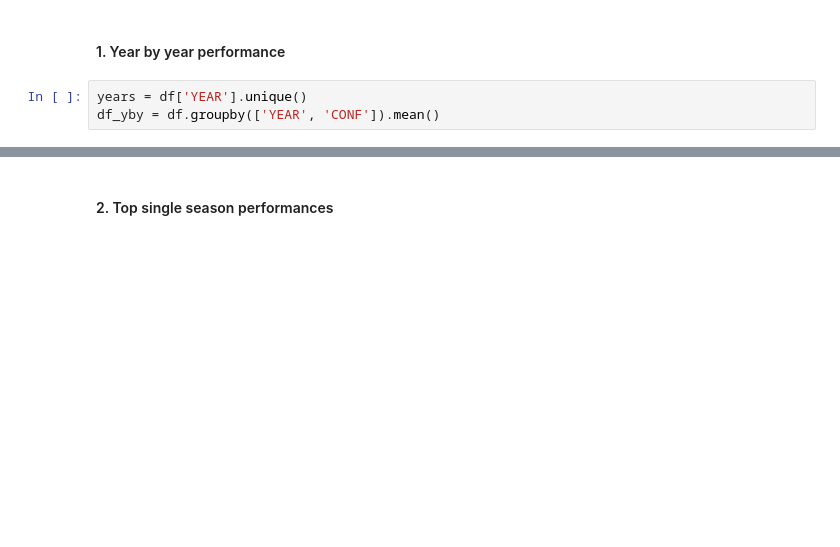
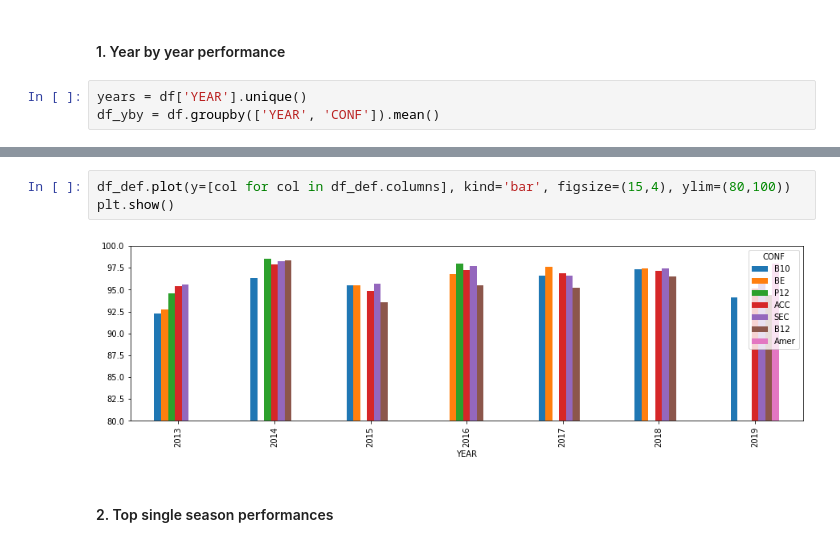
Before and after one commit to DBeick/college-basketball, a Jupyter notebook: main.ipynb, the cells around one changed output, grey strips where cells are left out. Cells and saved outputs as stored; diff of their text form; blank space fills up the shorter version.

```diff
--- a/main.ipynb
+++ b/main.ipynb
@@ -46,3 +35,8 @@ for year in years:
+# %%
+df_def.plot(y=[col for col in df_def.columns], kind='bar', figsize=(15,4), ylim=(80,100))
+plt.show()
+# %% [output]
+[figure, added]
 # %% [markdown]
 #### 2. Top single season performances
 # %%
```
Also changed, not shown: parts of 36 cells of this notebook, 1 other file.
